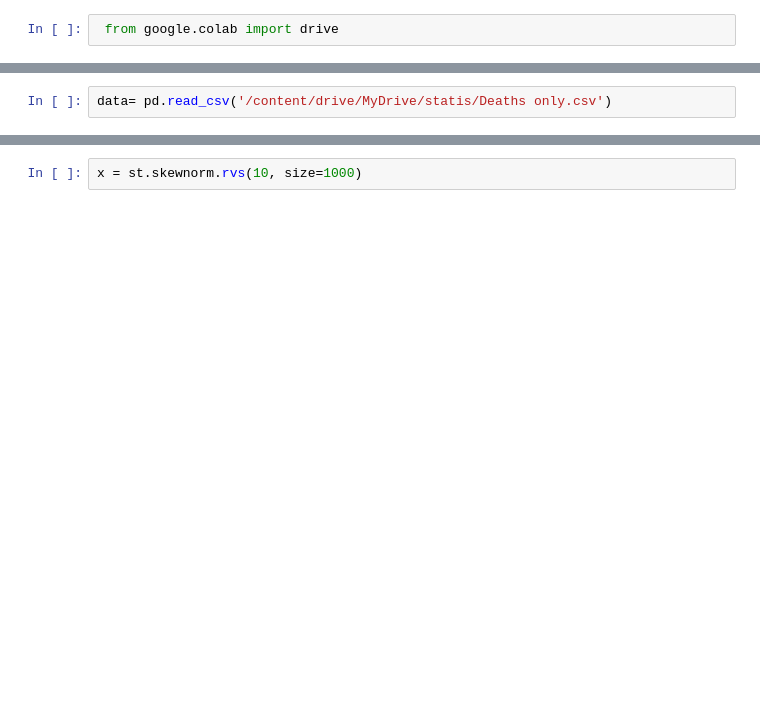
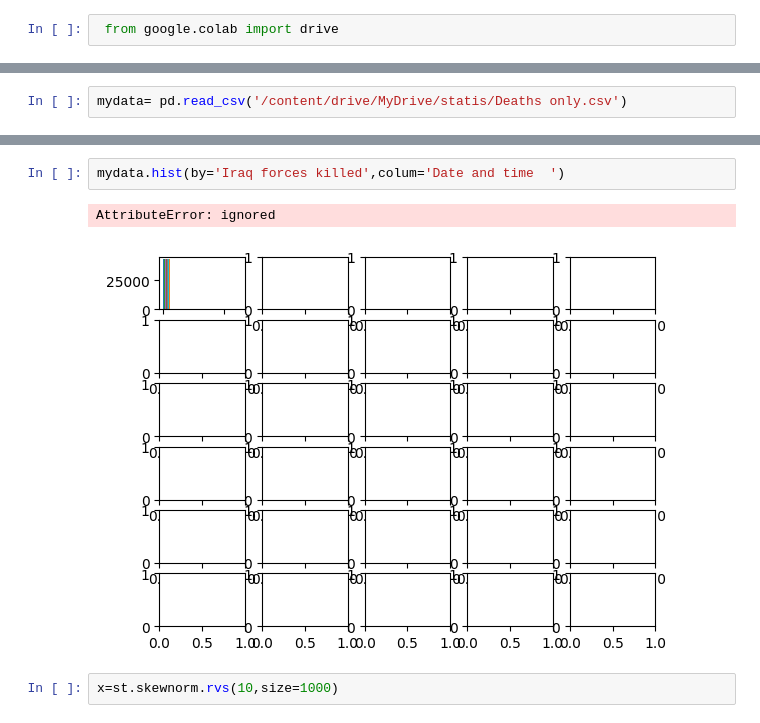
Before and after one commit to samanjalal499/statistics, a Jupyter notebook: histogram.ipynb, the cells around one changed output, grey strips where cells are left out. Drawn from its saved outputs; the diff is of its cells as text; blank space fills up the shorter version.

```diff
--- a/histogram.ipynb
+++ b/histogram.ipynb
@@ -17,3 +22,3 @@ Drive already mounted at /content/drive; to attempt to forcibly remount, call dr
 # %%
-data= pd.read_csv('/content/drive/MyDrive/statis/Deaths only.csv')
+mydata= pd.read_csv('/content/drive/MyDrive/statis/Deaths only.csv')
 # %%
@@ -70,5 +126,10 @@ array([[<Axes: title={'center': 'Coalition forces wounded'}>,
+# %%
+mydata.hist(by='Iraq forces killed',colum='Date and time  ')
+# %% [output]
+AttributeError: ignored
+[figure, added]
 # %%
-x = st.skewnorm.rvs(10, size=1000)
+x=st.skewnorm.rvs(10,size=1000)
 # %%
 x[1:10]
 # %% [output]
```
Also changed, not shown: parts of 34 cells of this notebook.
